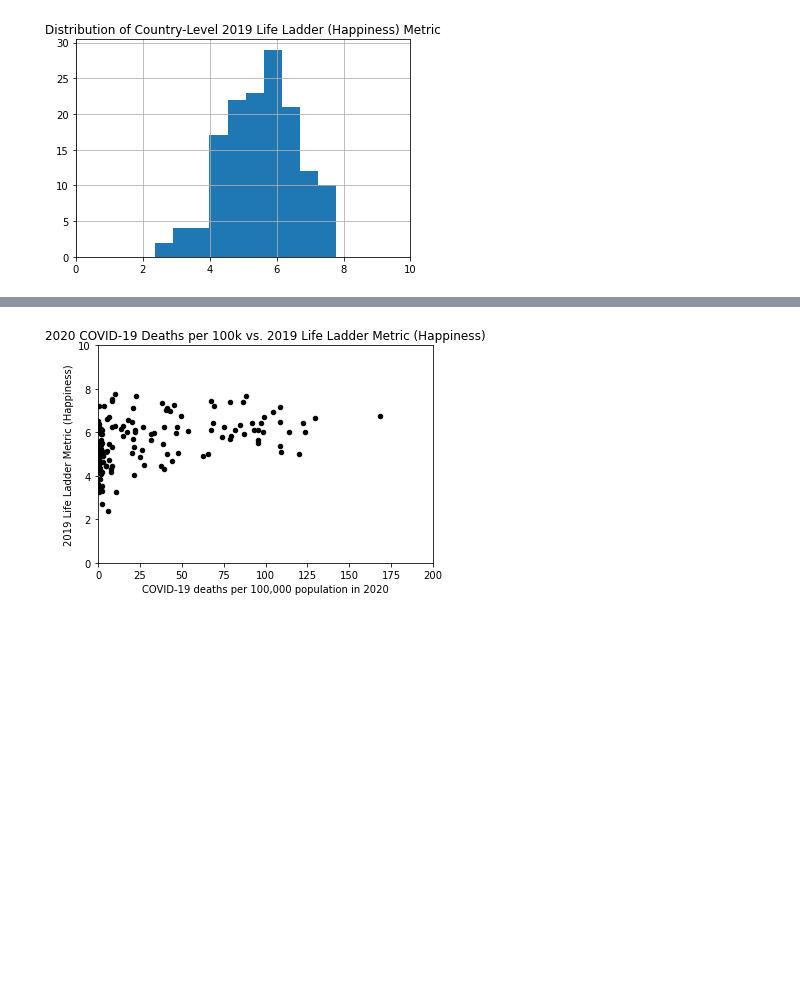
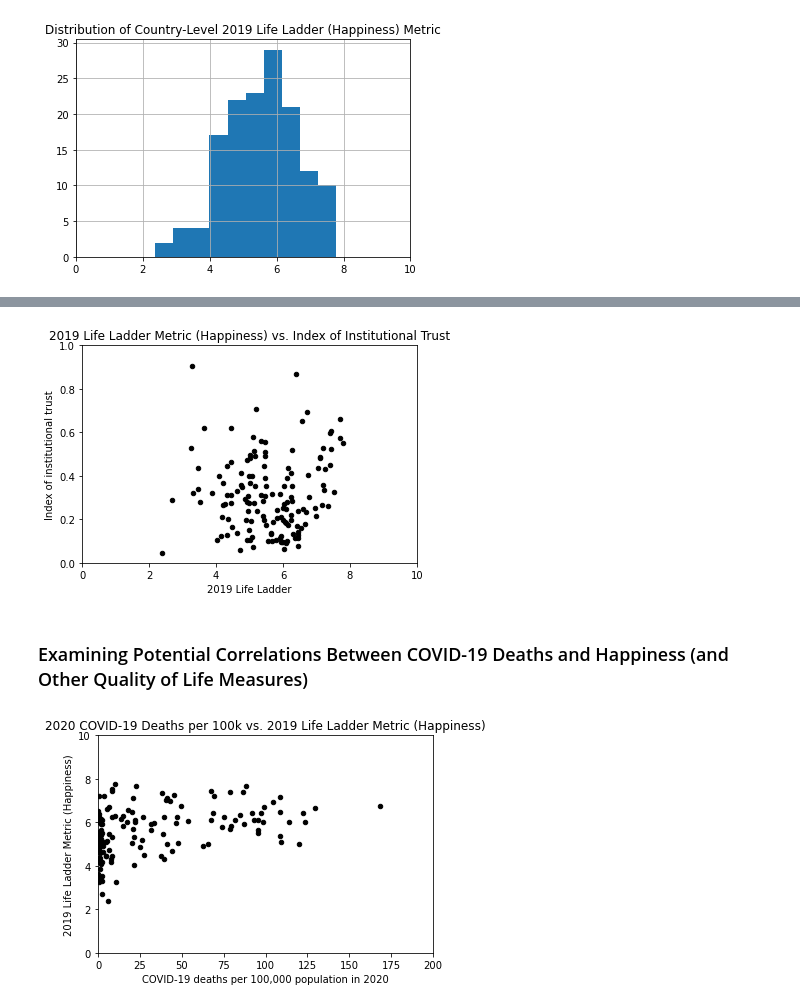
Before and after one commit to sydnipierce/butler-groupD-project1, a Jupyter notebook: Analysis/data_expl_cleansing.ipynb, the cells around one changed output, grey strips where cells are left out. Drawn from its saved outputs; the diff is of its cells as text; code cells hidden in the pictures; blank space fills up the shorter version.

```diff
--- a/Analysis/data_expl_cleansing.ipynb
+++ b/Analysis/data_expl_cleansing.ipynb
@@ -174,3 +198,16 @@ plt.show()
+# %%
+# Create scatter plot comparing happiness to institutional trust
+df.plot(kind='scatter',x='2019 Life Ladder',y='Index of institutional trust',color='black')
+plt.title('2019 Life Ladder Metric (Happiness) vs. Index of Institutional Trust')
+plt.xlim(0, 10)
+plt.ylim(0, 1)
+
+# Display the chart
+plt.show()
+# %% [output]
+[figure, added]
+# %% [markdown]
+### Examining Potential Correlations Between COVID-19 Deaths and Happiness (and Other Quality of Life Measures)
 # %%
 # Examine relationships via scatter plots
 # Create scatter plot comparing happiness to death rate
```
Also changed, not shown: parts of 15 cells of this notebook.
